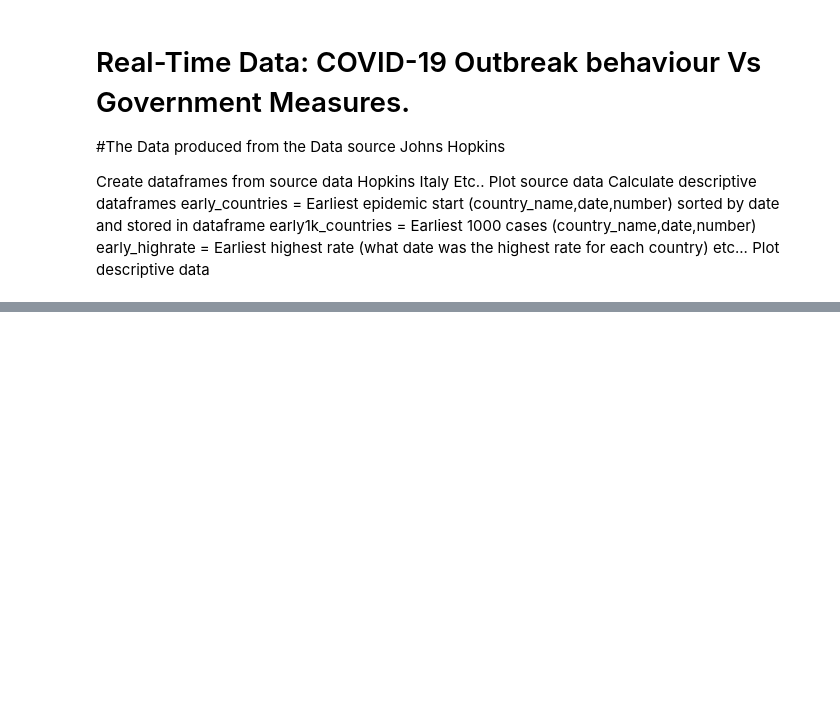
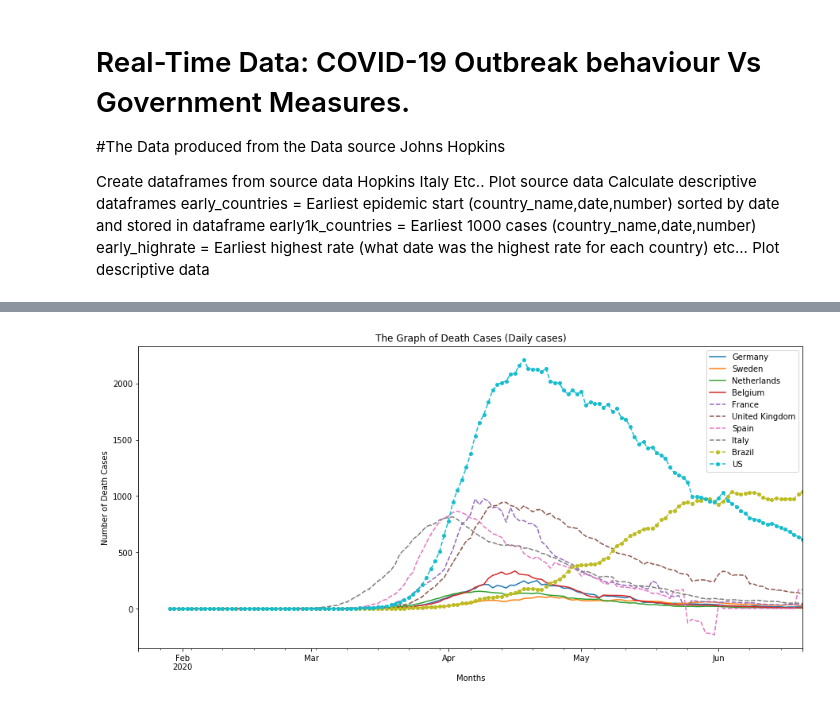
Before and after one commit to Muhibu/Spatial_Analysis_COVID-19, a Jupyter notebook: COVIDintern.ipynb, the cells around one changed output, grey strips where cells are left out. Saved outputs shown, nothing was run; the diff lists cells and outputs as text; code cells hidden in the pictures; blank space fills up the shorter version.

```diff
--- a/COVIDintern.ipynb
+++ b/COVIDintern.ipynb
@@ -324,0 +122,27 @@ dfdmin_max2
+# %%
+
+#Creating group of countries with similar dynamics
+grp1 = ['Germany','Sweden', 'Netherlands','Belgium']
+grp2 = ['France','United Kingdom', 'Spain','Italy']
+grp4 = ['Brazil','US']
+# %%
+## Create daily data
+dfd_nc = dfd.diff() # dfd_nc: none cummulative dfd data i.e. daily data
+
+#Smoothing by Weighted moing average "rolling"
+dfd_r= dfd_nc.rolling(window=7) # r: weighted mean (rolling)
+dfd_rm = dfd_r.mean() # rolling mean
+
+#Plotting
+ax = dfd_rm[grp1].plot(legend=True,figsize=(15,7))
+dfd_rm[grp2].plot(ax=ax, linestyle='dashed', marker='3', markersize=0.5)
+dfd_rm[grp4].plot(ax=ax, linestyle='dashed', marker='o', markersize=4)
+
+plt.title('The Graph of Death Cases (Daily cases)')
+plt.xlabel('Months')
+plt.ylabel('Number of Death Cases')
+
+## to save the figure as jpg
+plt.savefig("dfd_nc.jpg")
+# %% [output]
+[figure, added]
```
Also changed, not shown: parts of 44 cells of this notebook, 19 other files.
